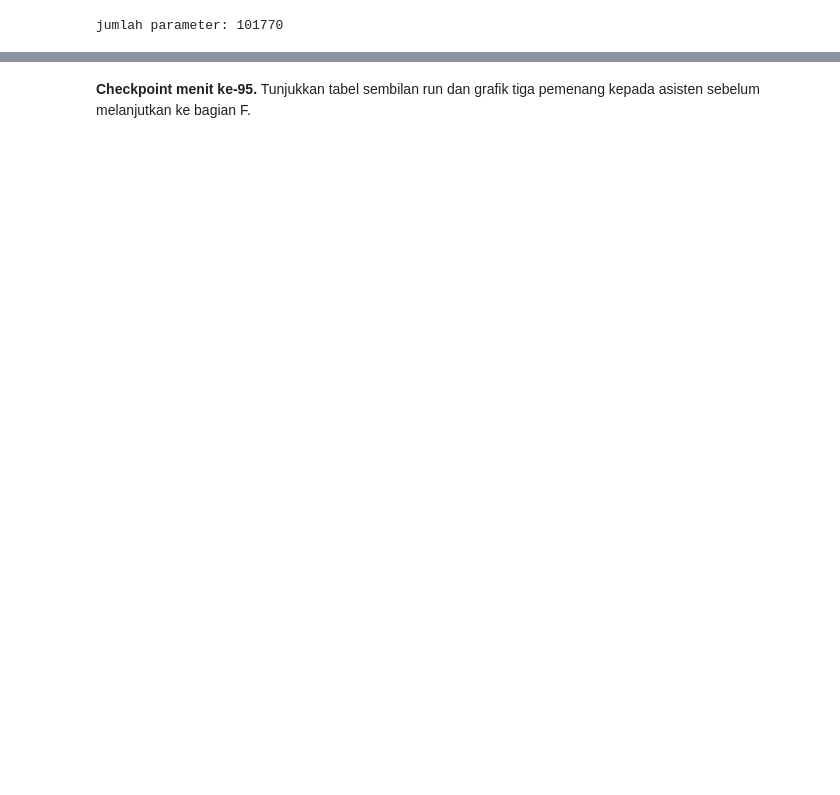
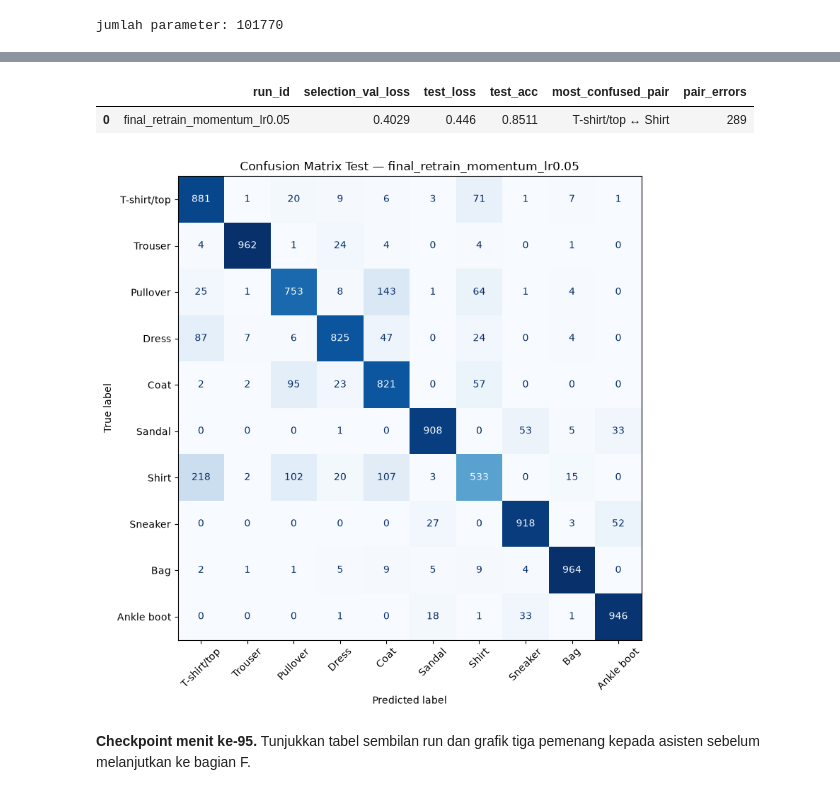
Before and after one commit to dillcipher/Modul-Praktikum-Deep-Learning, a Jupyter notebook: modul-03/M03_123450048.ipynb, the cells around one changed output, grey strips where cells are left out. Cells and saved outputs as stored; diff of their text form; code cells hidden in the pictures; blank space fills up the shorter version.

```diff
--- a/modul-03/M03_123450048.ipynb
+++ b/modul-03/M03_123450048.ipynb
@@ -410,2 +423,65 @@ paling sering tertukar: T-shirt/top <-> Shirt (64 + 205 = 269 kesalahan)
+# %%
+model_final, riwayat_final, catatan_final = jalankan(
+    best_overall['optimizer'],
+    float(best_overall['learning_rate']),
+    batch=BATCH,
+    epoch=EPOCH,
+    scheduler=None,
+)
+catatan_final['run_id'] = f"final_retrain_{best_overall['optimizer']}_lr{best_overall['learning_rate']:g}"
+
+@torch.no_grad()
+def evaluasi_uji_sekali(model, ds, batch=512):
+    model.eval()
+    criterion = nn.CrossEntropyLoss(reduction='sum')
+    total_loss = 0.0
+    labels_all, predictions_all = [], []
+    for xb, yb in loader(ds, batch, False):
+        xb, yb = xb.to(DEVICE), yb.to(DEVICE)
+        logits = model(xb)
+        total_loss += criterion(logits, yb).item()
+        labels_all.append(yb.cpu())
+        predictions_all.append(logits.argmax(1).cpu())
+    labels = torch.cat(labels_all).numpy()
+    predictions = torch.cat(predictions_all).numpy()
+    return total_loss / len(ds), float((predictions == labels).mean()), labels, predictions
+
+# Satu-satunya iterasi atas ds_uji dalam notebook.
+test_loss, test_acc, test_labels, test_predictions = evaluasi_uji_sekali(model_final, ds_uji)
+catatan_final['test_loss'] = test_loss
+catatan_final['test_acc'] = test_acc
+
+CLASS_NAMES = [
+    'T-shirt/top', 'Trouser', 'Pullover', 'Dress', 'Coat',
+    'Sandal', 'Shirt', 'Sneaker', 'Bag', 'Ankle boot',
+]
+cm = confusion_matrix(test_labels, test_predictions)
+fig, ax = plt.subplots(figsize=(9, 8))
+ConfusionMatrixDisplay(cm, display_labels=CLASS_NAMES).plot(
+    ax=ax, cmap='Blues', colorbar=False, values_format='d', xticks_rotation=45,
+)
+ax.set_title(f"Confusion Matrix Test — {catatan_final['run_id']}")
+plt.tight_layout()
+plt.show()
+
+pair_confusions = []
+for first in range(len(CLASS_NAMES)):
+    for second in range(first + 1, len(CLASS_NAMES)):
+        pair_confusions.append((cm[first, second] + cm[second, first], first, second))
+pair_count, class_a, class_b = max(pair_confusions)
+
+final_summary = pd.DataFrame([{
+    'run_id': catatan_final['run_id'],
+    'selection_val_loss': catatan_final['val_loss'],
+    'test_loss': test_loss,
+    'test_acc': test_acc,
+    'most_confused_pair': f'{CLASS_NAMES[class_a]} ↔ {CLASS_NAMES[class_b]}',
+    'pair_errors': pair_count,
+}])
+display(final_summary)
+# %% [output]
+|  | run_id | selection_val_loss | test_loss | test_acc | most_confused_pair | pair_errors |
+| 0 | final_retrain_momentum_lr0.05 | 0.4029 | 0.446 | 0.8511 | T-shirt/top ↔ Shirt | 289 |
+[figure, added]
 # %% [markdown]
 **Checkpoint menit ke-95.** Tunjukkan tabel sembilan run dan grafik tiga pemenang kepada asisten sebelum melanjutkan ke bagian F.
```
Also changed, not shown: parts of 31 cells of this notebook, 7 other files.
